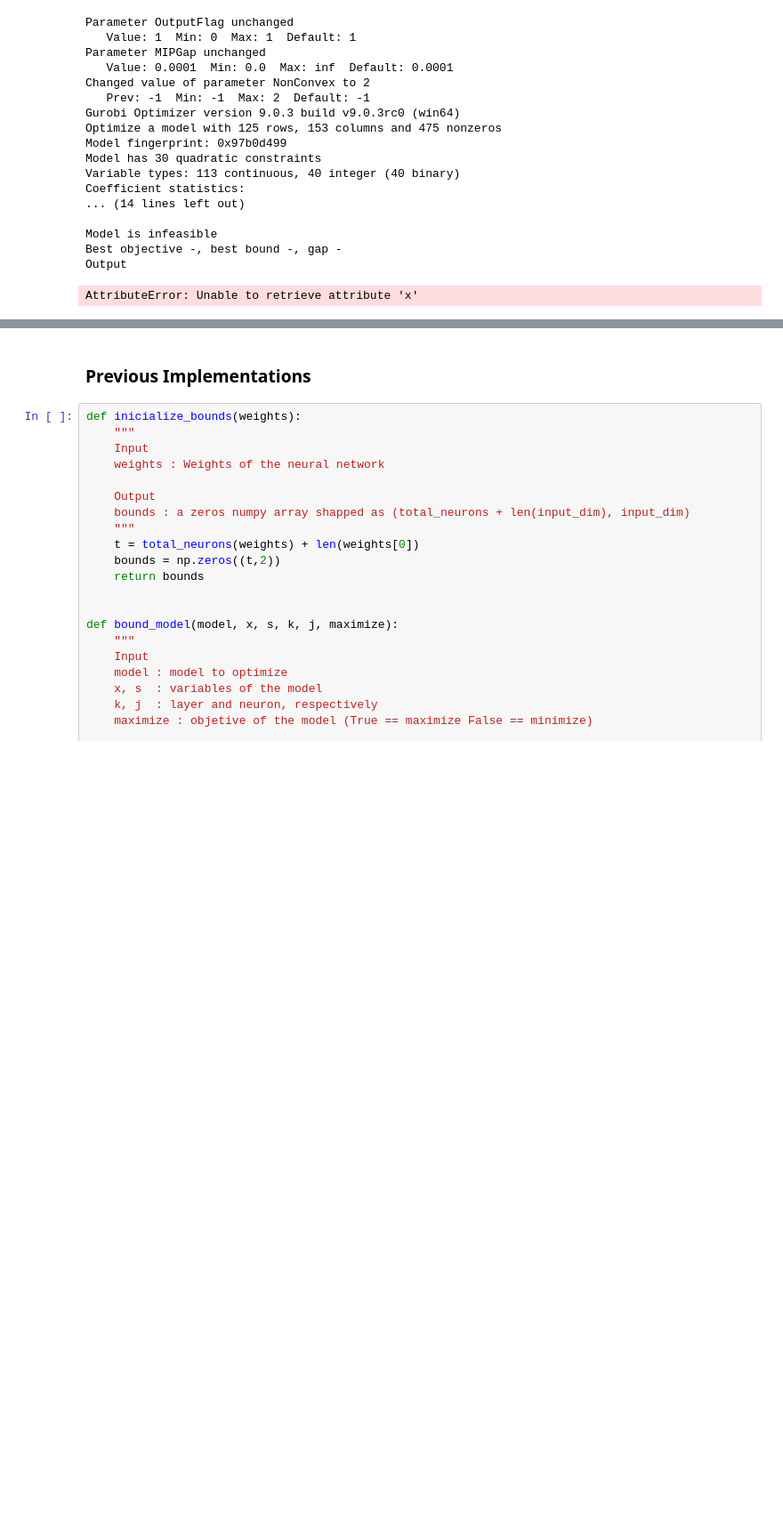
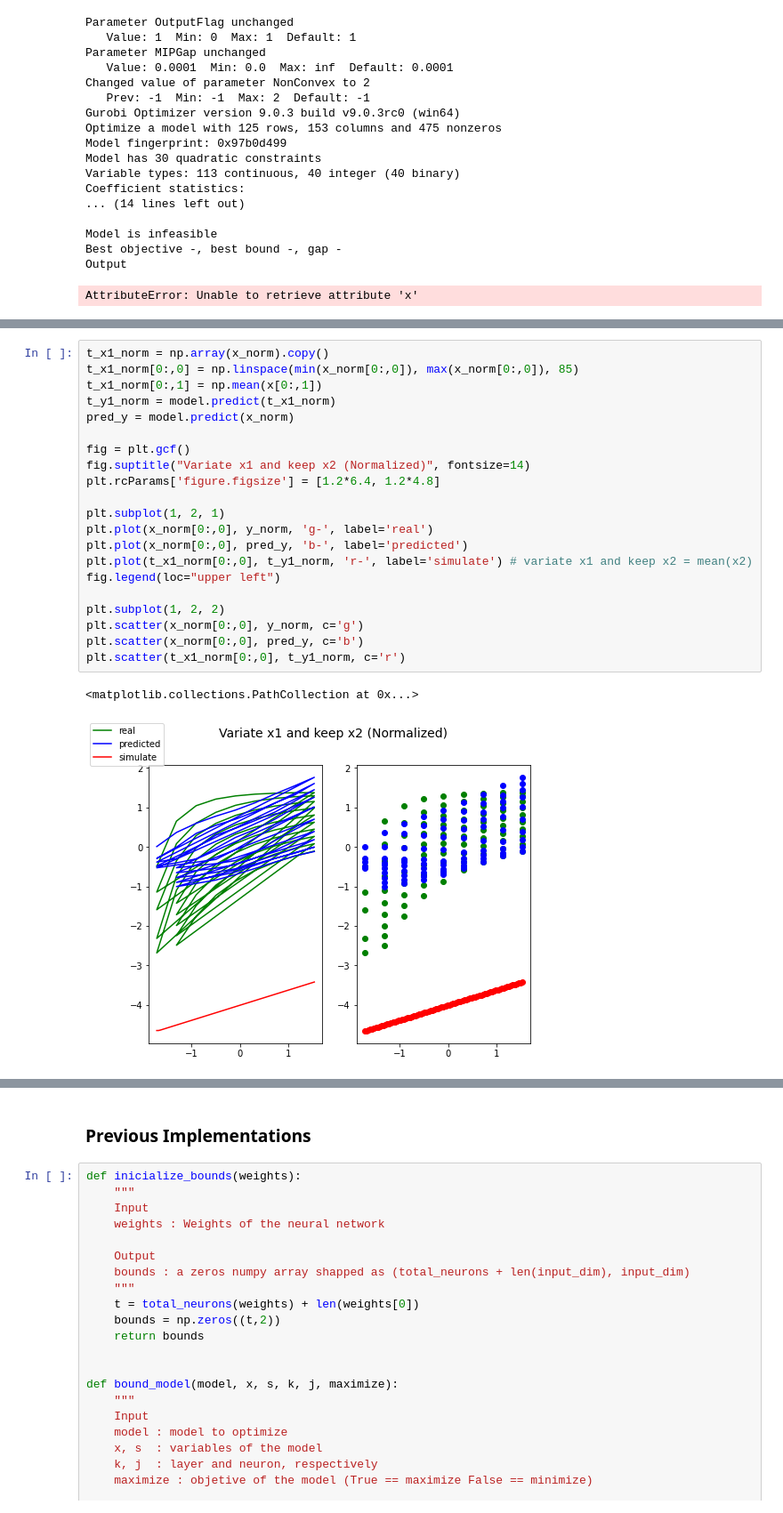
Before and after one commit to Torben11/Neural-Networks-ReLU-as-Aproximation-Functions-in-MILP, a Jupyter notebook: Bound_Tightening/Bound.ipynb, the cells around one changed output, grey strips where cells are left out. Shown at 89% size. Cells and saved outputs as stored; diff of their text form; blank space fills up the shorter version.

```diff
--- a/Bound_Tightening/Bound.ipynb
+++ b/Bound_Tightening/Bound.ipynb
@@ -1595,0 +1721,24 @@ weights = list(map(lambda layer: layer.get_weights(), model.layers))
+# %%
+t_x1_norm = np.array(x_norm).copy()
+t_x1_norm[0:,0] = np.linspace(min(x_norm[0:,0]), max(x_norm[0:,0]), 85)
+t_x1_norm[0:,1] = np.mean(x[0:,1])
+t_y1_norm = model.predict(t_x1_norm)
+pred_y = model.predict(x_norm)
+
+fig = plt.gcf()
+fig.suptitle("Variate x1 and keep x2 (Normalized)", fontsize=14)
+plt.rcParams['figure.figsize'] = [1.2*6.4, 1.2*4.8]
+
+plt.subplot(1, 2, 1)
+plt.plot(x_norm[0:,0], y_norm, 'g-', label='real')
+plt.plot(x_norm[0:,0], pred_y, 'b-', label='predicted')
+plt.plot(t_x1_norm[0:,0], t_y1_norm, 'r-', label='simulate') # variate x1 and keep x2 = mean(x2)
+fig.legend(loc="upper left")
+
+plt.subplot(1, 2, 2)
+plt.scatter(x_norm[0:,0], y_norm, c='g')
+plt.scatter(x_norm[0:,0], pred_y, c='b')
+plt.scatter(t_x1_norm[0:,0], t_y1_norm, c='r')
+# %% [output]
+<matplotlib.collections.PathCollection at 0x...>
+[figure, added]
```
Also changed, not shown: parts of 10 cells of this notebook.
